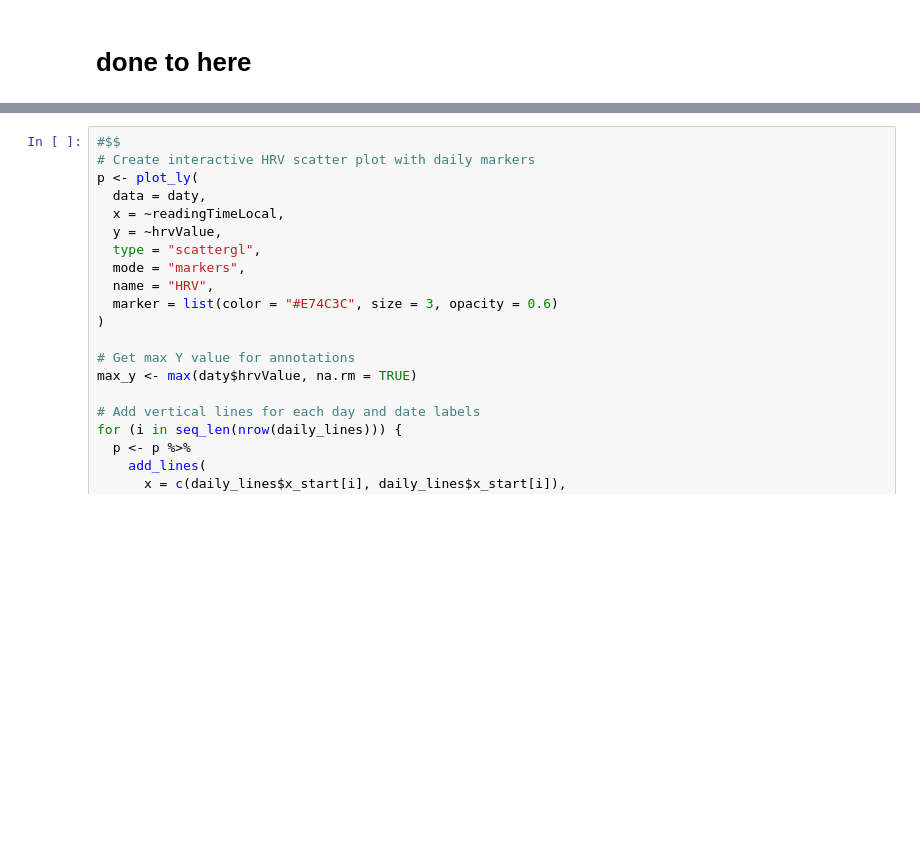
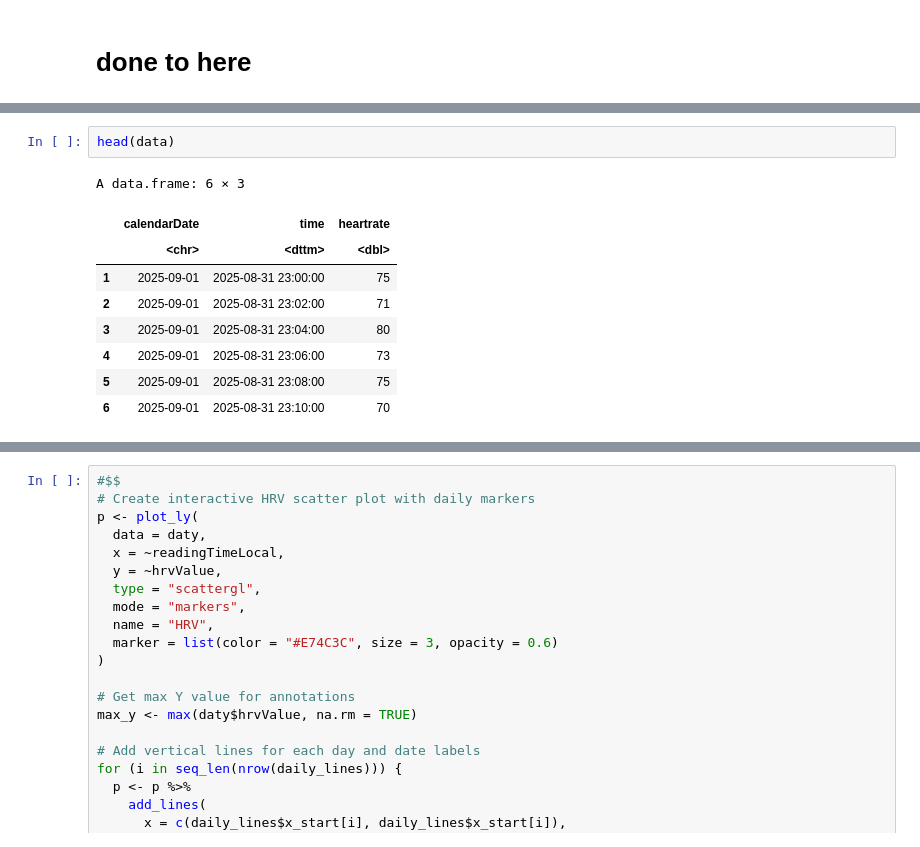
Before and after one commit to mahoneyjustinnj/myGarminHealth_JM, a Jupyter notebook: analyzingGarminHeartDataColab.ipynb, the cells around one changed output, grey strips where cells are left out. Saved outputs shown, nothing was run; the diff lists cells and outputs as text; blank space fills up the shorter version.

```diff
--- a/analyzingGarminHeartDataColab.ipynb
+++ b/analyzingGarminHeartDataColab.ipynb
@@ -1008,0 +564,12 @@ ERROR: Error in parse(text = input): <text>:165:9: unexpected symbol
+# %%
+head(data)
+# %% [output]
+A data.frame: 6 × 3
+|  | calendarDate | time | heartrate |
+|  | <chr> | <dttm> | <dbl> |
+| 1 | 2025-09-01 | 2025-08-31 23:00:00 | 75 |
+| 2 | 2025-09-01 | 2025-08-31 23:02:00 | 71 |
+| 3 | 2025-09-01 | 2025-08-31 23:04:00 | 80 |
+| 4 | 2025-09-01 | 2025-08-31 23:06:00 | 73 |
+| 5 | 2025-09-01 | 2025-08-31 23:08:00 | 75 |
+| 6 | 2025-09-01 | 2025-08-31 23:10:00 | 70 |
```
Also changed, not shown: parts of 28 cells of this notebook.
